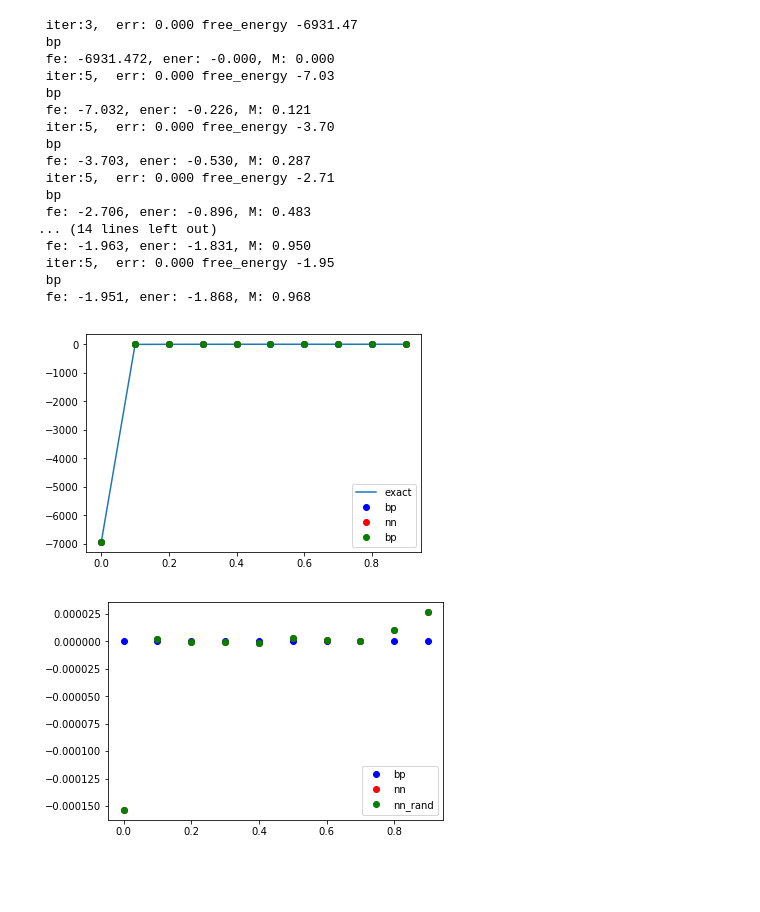
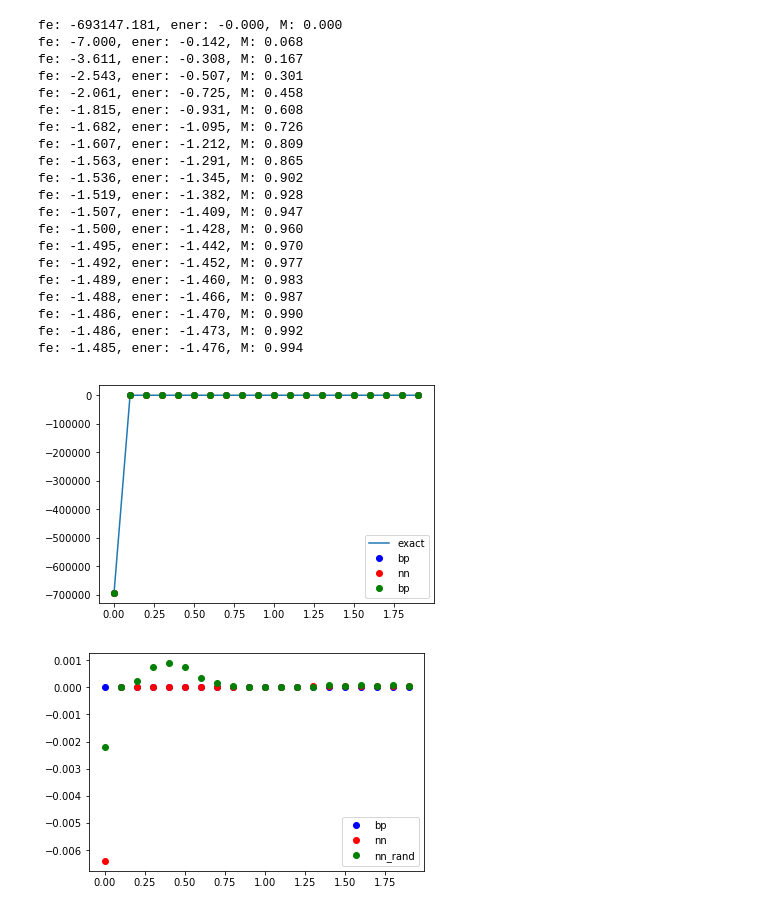
Before and after one commit to ocadni/h2arnn, a Jupyter notebook: result_tree.ipynb, the cells around one changed output. Saved outputs shown, nothing was run; the diff lists cells and outputs as text; code cells hidden in the pictures; blank space fills up the shorter version.

Commit message:
new working version with solvers... seems to work with some numerical problems

```diff
--- a/result_tree.ipynb
+++ b/result_tree.ipynb
@@ -13,5 +13,5 @@ import math
 # %%
 %matplotlib inline
 # %%
-Degree = 3 # degree
-Height = 3 # Height of the tree
+Degree = 4 # degree
+Height =2 # Height of the tree
@@ -113,0 +152,21 @@ free_energy: -1.951,  std_fe: 0.001, mag_mean: 0.968, entropy: 0.074 energy: -1.
+# %%
+import imp
+import bp_nn
+imp.reload(bp_nn)
+
+fe_nn_rand = []
+ener_nn_rand = []
+m_nn_rand = []
+m_i_nn_rand = []
+
+
+net_rand = bp_nn.bp_nn(N, tree_rand, True, z2=False)
+
+for beta in betas_fast:
+    net_rand.train(beta = beta, opt = "adam",  lr=0.005 ,
+                   max_step=1000, batch_size=1000)
+    net_rand.compute_stat(beta, batch_size = 100000)
+    fe_nn_rand.append(net_rand.F)
+    ener_nn_rand.append(net_rand.E)
+    m_nn_rand.append(net_rand.M)
+    m_i_nn_rand.append(net_rand.M_i)
@@ -114,40 +191,45 @@ free_energy: -1.951,  std_fe: 0.001, mag_mean: 0.968, entropy: 0.074 energy: -1.
 # %%
+import bp_solver
 imp.reload(bp_solver)
-import bp_solver
 
 fe_bp = []
 ener_bp = []
 m_bp = []
+m_i_bp = []
 BP_tree = bp_solver.BP_solver(tree)
 
-for beta in betas:
+for beta in betas_fast:
 
     BP_tree.converge(beta, error = 1e-6)
     fe_bp.append(BP_tree.F)
     ener_bp.append(BP_tree.E_mean)
     m_bp.append(BP_tree.M_mean)
+    m_i_bp.append(BP_tree.M_i)
 # %% [output]
- iter:3,  err: 0.000 free_energy -6931.47
- bp
- fe: -6931.472, ener: -0.000, M: 0.000
- iter:5,  err: 0.000 free_energy -7.03
- bp
- fe: -7.032, ener: -0.226, M: 0.121
- iter:5,  err: 0.000 free_energy -3.70
- bp
- fe: -3.703, ener: -0.530, M: 0.287
- iter:5,  err: 0.000 free_energy -2.71
- bp
- fe: -2.706, ener: -0.896, M: 0.483
-... (14 lines left out)
- fe: -1.963, ener: -1.831, M: 0.950
- iter:5,  err: 0.000 free_energy -1.95
- bp
- fe: -1.951, ener: -1.868, M: 0.968
+fe: -693147.181, ener: -0.000, M: 0.000
+fe: -7.000, ener: -0.142, M: 0.068
+fe: -3.611, ener: -0.308, M: 0.167
+fe: -2.543, ener: -0.507, M: 0.301
+fe: -2.061, ener: -0.725, M: 0.458
+fe: -1.815, ener: -0.931, M: 0.608
+fe: -1.682, ener: -1.095, M: 0.726
+fe: -1.607, ener: -1.212, M: 0.809
+fe: -1.563, ener: -1.291, M: 0.865
+fe: -1.536, ener: -1.345, M: 0.902
+fe: -1.519, ener: -1.382, M: 0.928
+fe: -1.507, ener: -1.409, M: 0.947
+fe: -1.500, ener: -1.428, M: 0.960
+fe: -1.495, ener: -1.442, M: 0.970
+fe: -1.492, ener: -1.452, M: 0.977
+fe: -1.489, ener: -1.460, M: 0.983
+fe: -1.488, ener: -1.466, M: 0.987
+fe: -1.486, ener: -1.470, M: 0.990
+fe: -1.486, ener: -1.473, M: 0.992
+fe: -1.485, ener: -1.476, M: 0.994
 # %%
 import matplotlib.pyplot as plt
 %matplotlib inline
-x = betas
+x = betas_fast
 plt.plot(x, fe_ex, label = "exact")
 plt.plot(x,fe_bp, "bo", label="bp")
 plt.plot(x,fe_nn, "ro", label="nn")
@@ -155,24 +237,24 @@ plt.plot(x,fe_nn_rand, "go", label="bp")
 plt.legend()
 plt.show()
 # %% [output]
-[figure, old version]
+[figure, new version]
 # %%
 import matplotlib.pyplot as plt
 %matplotlib inline
-x = betas
+x = betas_fast
 fe_ex = np.array(fe_ex)
 fe_bp = np.array(fe_bp)
 fe_nn = np.array(fe_nn)
 fe_nn_rand = np.array(fe_nn_rand)
 
 plt.plot(x, fe_bp - fe_ex, "bo", label="bp")
 plt.plot(x, fe_nn - fe_ex, "ro", label="nn")
 plt.plot(x, fe_nn_rand - fe_ex, "go", label="nn_rand")
 
 plt.legend()
 plt.show()
 # %% [output]
-[figure, old version]
+[figure, new version]
 # %%
 import matplotlib.pyplot as plt
 %matplotlib inline
```
Also changed, not shown: parts of 13 cells of this notebook, 11 other files.
